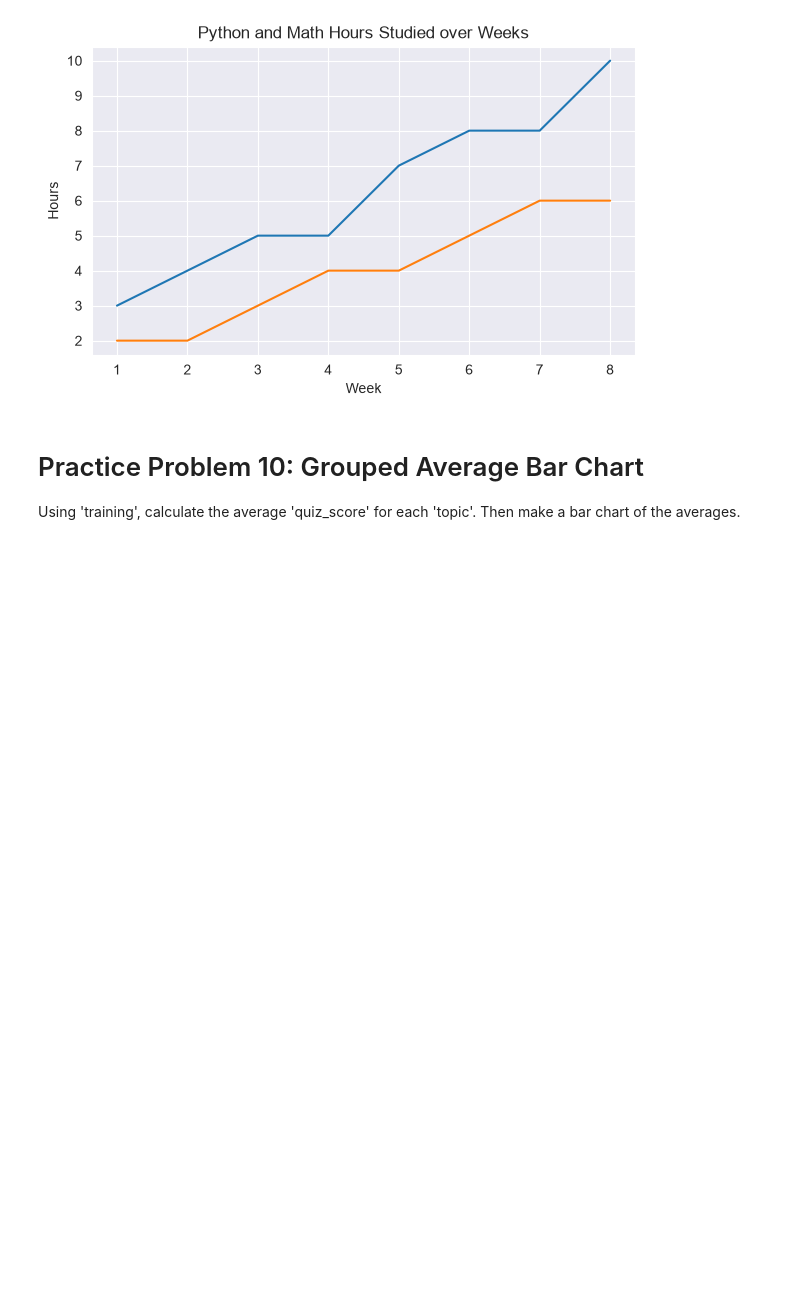
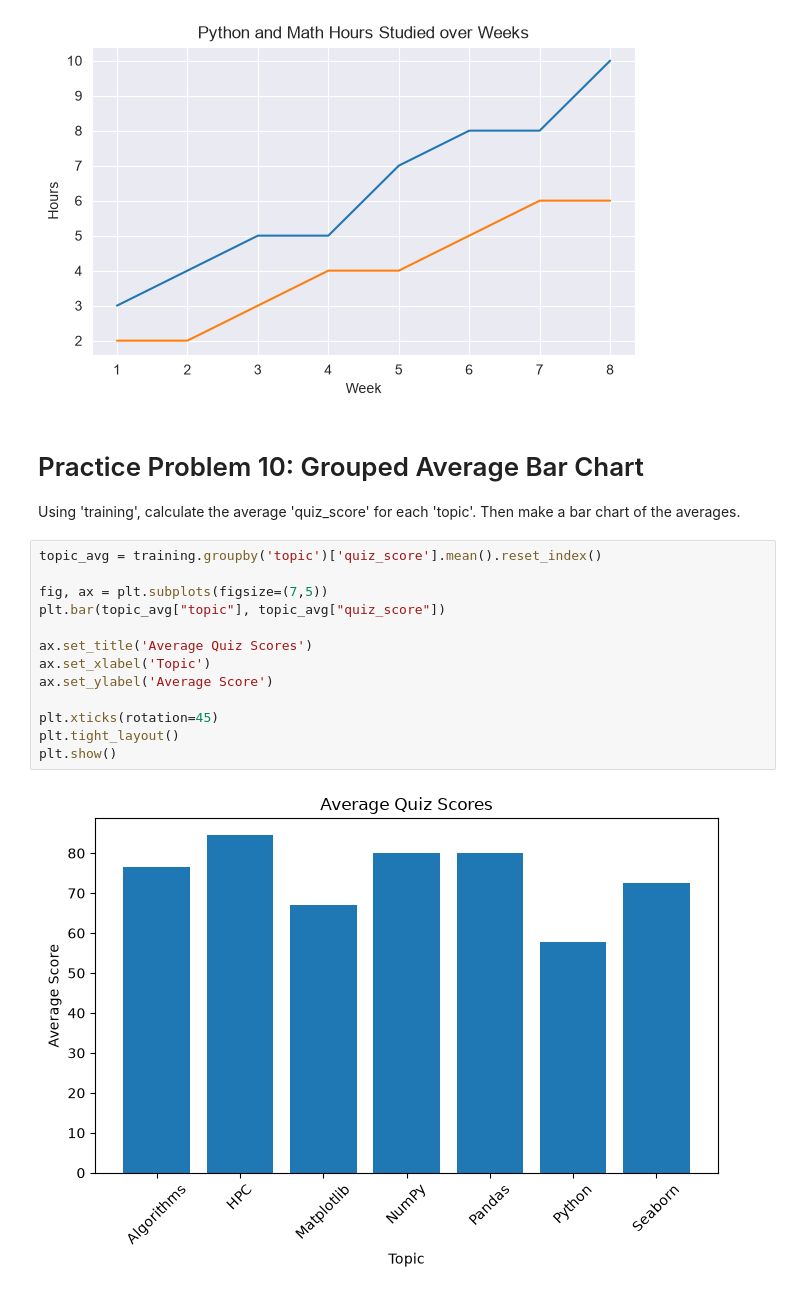
Before and after one commit to Chaunnnn/Quantum-Computing-HPC-Learning, a Jupyter notebook: Learning Logs/Stage 0 Python Notebook.ipynb, the cells around one changed output. Saved outputs shown, nothing was run; the diff lists cells and outputs as text; blank space fills up the shorter version.

```diff
--- a/Learning Logs/Stage 0 Python Notebook.ipynb
+++ b/Learning Logs/Stage 0 Python Notebook.ipynb
@@ -225,3 +225,18 @@ plt.show()
 # Practice Problem 10: Grouped Average Bar Chart
 
 Using 'training', calculate the average 'quiz_score' for each 'topic'. Then make a bar chart of the averages.
+# %%
+topic_avg = training.groupby('topic')['quiz_score'].mean().reset_index()
+
+fig, ax = plt.subplots(figsize=(7,5))
+plt.bar(topic_avg["topic"], topic_avg["quiz_score"])
+
+ax.set_title('Average Quiz Scores')
+ax.set_xlabel('Topic')
+ax.set_ylabel('Average Score')
+
+plt.xticks(rotation=45)
+plt.tight_layout()
+plt.show()
+# %% [output]
+[figure, added]
```
Also changed, not shown: parts of 8 cells of this notebook.
